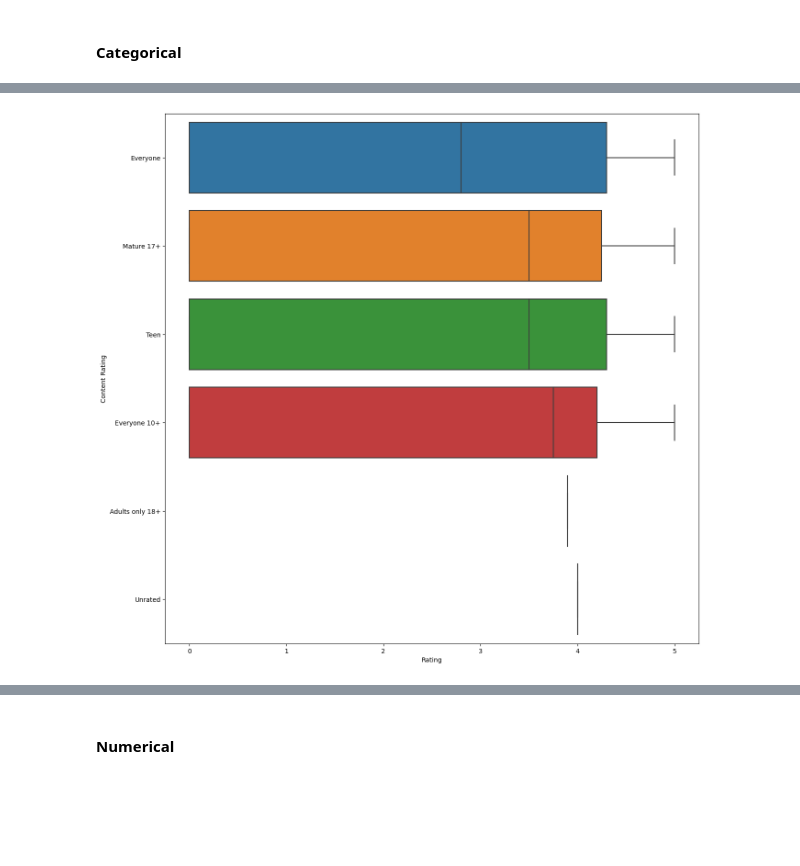
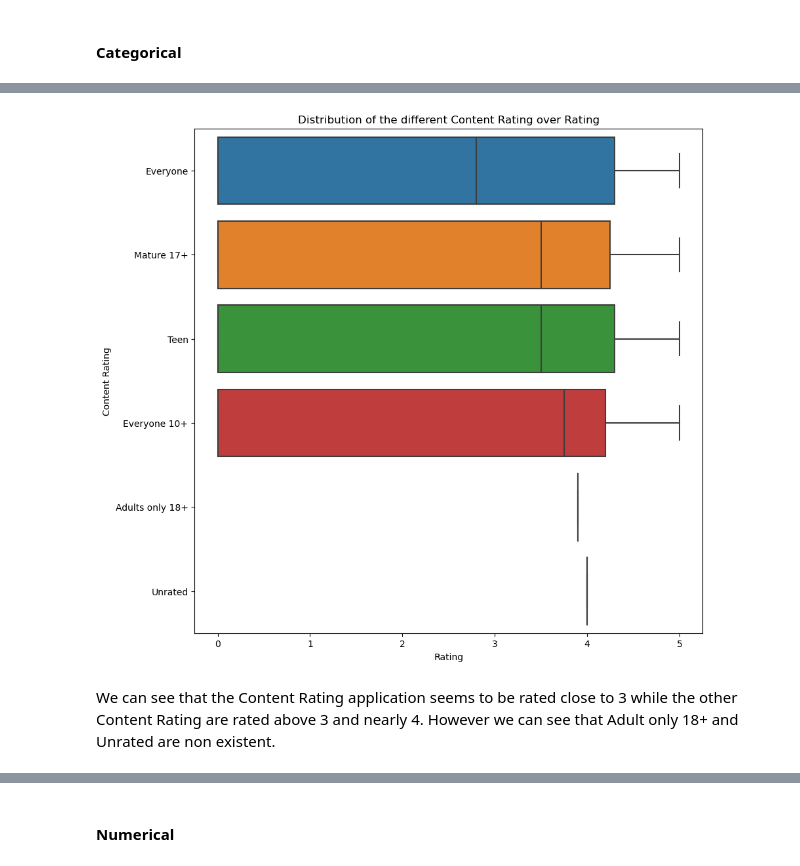
Before and after one commit to LouLan99/User-Rating-Prediction-Model, a Jupyter notebook: notebooks/02-eda copy.ipynb, the cells around one changed output, grey strips where cells are left out. Cells and saved outputs as stored; diff of their text form; code cells hidden in the pictures; blank space fills up the shorter version.

```diff
--- a/notebooks/02-eda copy.ipynb
+++ b/notebooks/02-eda copy.ipynb
@@ -182,7 +170,11 @@ plt.show()
 # %%
-plt.figure(figsize = (15, 15) )
+plt.figure(figsize = (10, 10))
 sns.boxplot(data = df_clean, x= 'Rating', y= 'Content Rating')
+plt.title('Distribution of the different Content Rating over Rating')
 plt.show()
 # %% [output]
-[figure, old version]
+[figure, new version]
+# %% [markdown]
+We can see that the Content Rating application seems to be rated close to 3 while the other Content Rating are rated above 3 and nearly 4.
+However we can see that Adult only 18+ and Unrated are non existent.
 # %%
```
Also changed, not shown: parts of 18 cells of this notebook.
